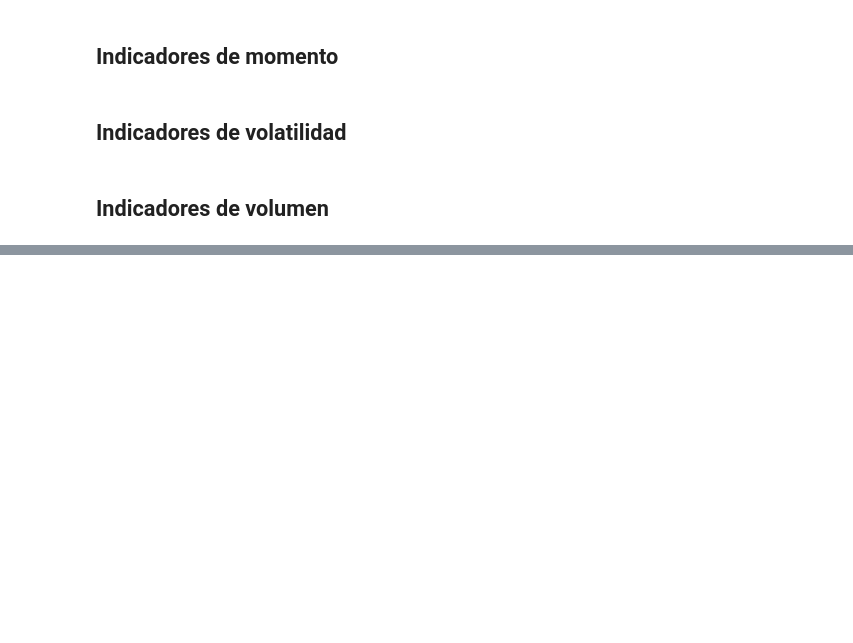
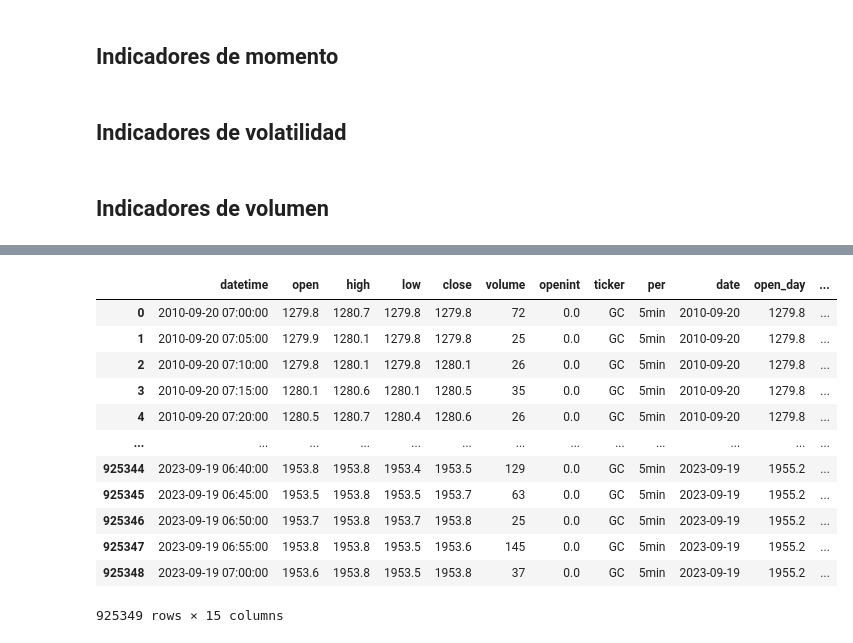
Before and after one commit to LijunZhou000/ML-Algorithmic-Trading, a Jupyter notebook: TradingBots/Features/basic.ipynb, the cells around one changed output, grey strips where cells are left out. Cells and saved outputs as stored; diff of their text form; code cells hidden in the pictures; blank space fills up the shorter version.

```diff
--- a/TradingBots/Features/basic.ipynb
+++ b/TradingBots/Features/basic.ipynb
@@ -103,0 +207,2 @@ def ad(df):
+# %%
+df_5_min = resample_ohlcv(df_min)
@@ -103,0 +211,38 @@ def ad(df):
+# %%
+# Generar datos ohlcv acumulados diarios a partir de los datos de 5 minutos
+def daily_ohlcv_cummulative(df_5_min):
+    df = df_5_min.copy()
+
+    # Asegurar orden temporal
+    df = df.sort_values('datetime')
+
+    # Crear columna de día
+    df['date'] = df['datetime'].dt.date
+
+    # Open del día (primer valor de cada grupo)
+    df['open_day'] = df.groupby('date')['open'].transform('first')
+
+    # High acumulado intradía
+    df['high_cum'] = df.groupby('date')['high'].cummax()
+
+    # Low acumulado intradía
+    df['low_cum'] = df.groupby('date')['low'].cummin()
+
+    # Volume acumulado intradía
+    df['volume_cum'] = df.groupby('date')['volume'].cumsum()
+
+    # Open interest (último valor hasta ese momento → ya es el actual)
+    df['openint_cum'] = df['openint']
+
+    # (Opcional) puedes sobrescribir columnas originales
+    # df['open'] = df['open_day']
+    # df['high'] = df['high_cum']
+    # df['low'] = df['low_cum']
+    # df['volume'] = df['volume_cum']
+
+    # Limpiar columnas auxiliares si quieres
+    # df = df.drop(columns=['date', 'open_day', 'high_cum', 'low_cum', 'volume_cum'])
+
+    return df
+# %%
+df_dia_cum = daily_ohlcv_cummulative(df_5_min)
@@ -105,0 +271,16 @@ swing_dia = calculate_swings(df_dia, strategy='atr', atr_period=14, atr_mult=1.5
+# %%
+df_dia_cum
+# %% [output]
+|  | datetime | open | high | low | close | volume | openint | ticker | per | date | open_day | ... |
+| 0 | 2010-09-20 07:00:00 | 1279.8 | 1280.7 | 1279.8 | 1279.8 | 72 | 0.0 | GC | 5min | 2010-09-20 | 1279.8 | ... |
+| 1 | 2010-09-20 07:05:00 | 1279.9 | 1280.1 | 1279.8 | 1279.8 | 25 | 0.0 | GC | 5min | 2010-09-20 | 1279.8 | ... |
+| 2 | 2010-09-20 07:10:00 | 1279.8 | 1280.1 | 1279.8 | 1280.1 | 26 | 0.0 | GC | 5min | 2010-09-20 | 1279.8 | ... |
+| 3 | 2010-09-20 07:15:00 | 1280.1 | 1280.6 | 1280.1 | 1280.5 | 35 | 0.0 | GC | 5min | 2010-09-20 | 1279.8 | ... |
+| 4 | 2010-09-20 07:20:00 | 1280.5 | 1280.7 | 1280.4 | 1280.6 | 26 | 0.0 | GC | 5min | 2010-09-20 | 1279.8 | ... |
+| ... | ... | ... | ... | ... | ... | ... | ... | ... | ... | ... | ... | ... |
+| 925344 | 2023-09-19 06:40:00 | 1953.8 | 1953.8 | 1953.4 | 1953.5 | 129 | 0.0 | GC | 5min | 2023-09-19 | 1955.2 | ... |
+| 925345 | 2023-09-19 06:45:00 | 1953.5 | 1953.8 | 1953.5 | 1953.7 | 63 | 0.0 | GC | 5min | 2023-09-19 | 1955.2 | ... |
+| 925346 | 2023-09-19 06:50:00 | 1953.7 | 1953.8 | 1953.7 | 1953.8 | 25 | 0.0 | GC | 5min | 2023-09-19 | 1955.2 | ... |
+| 925347 | 2023-09-19 06:55:00 | 1953.8 | 1953.8 | 1953.5 | 1953.6 | 145 | 0.0 | GC | 5min | 2023-09-19 | 1955.2 | ... |
+| 925348 | 2023-09-19 07:00:00 | 1953.6 | 1953.8 | 1953.5 | 1953.8 | 37 | 0.0 | GC | 5min | 2023-09-19 | 1955.2 | ... |
+925349 rows × 15 columns
```
Also changed, not shown: parts of 34 cells of this notebook, 3 other files.
